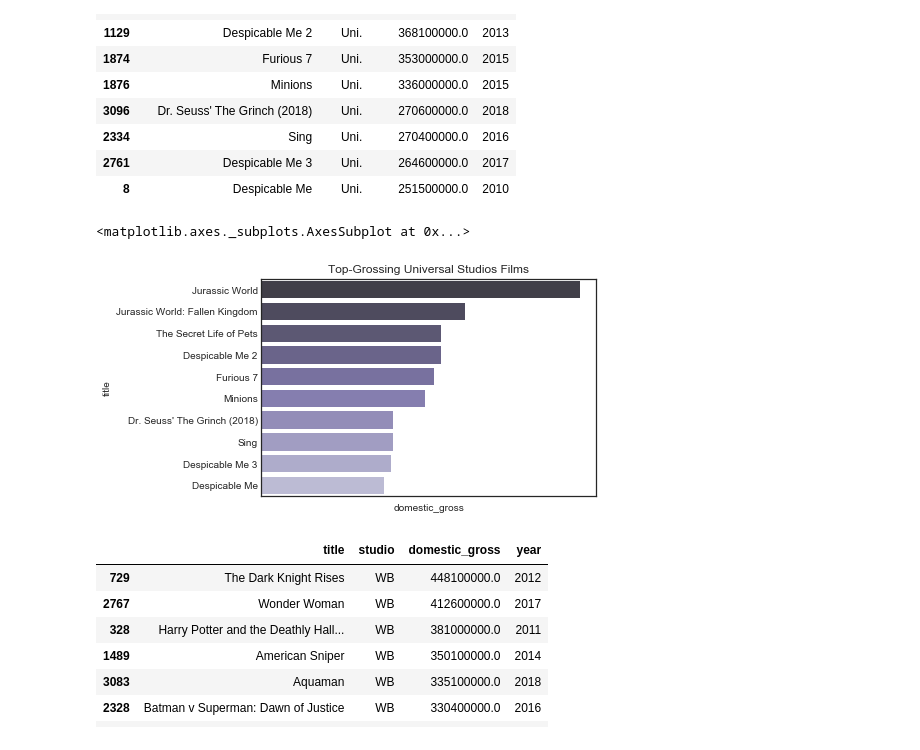
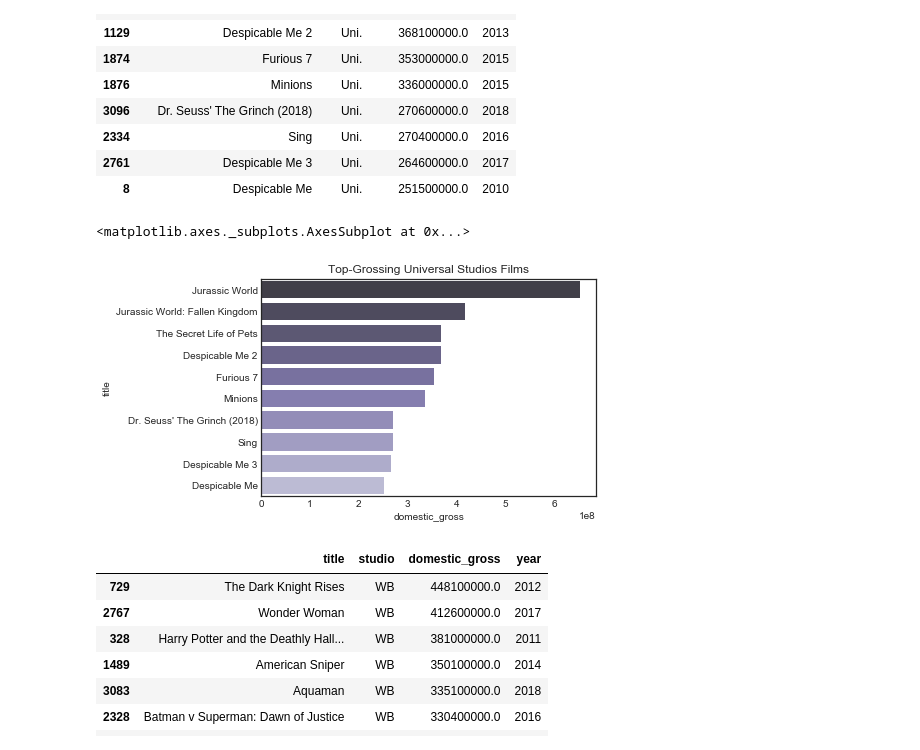
Before and after one commit to tiaplagata/dsc-phase-1-project-online, a Jupyter notebook: student.ipynb, the cells around one changed output. Saved outputs shown, nothing was run; the diff lists cells and outputs as text; code cells hidden in the pictures.

```diff
--- a/student.ipynb
+++ b/student.ipynb
@@ -378,16 +404,15 @@ top_Uni.head(10)
 | 2761 | Despicable Me 3 | Uni. | 264600000.0 | 2017 |
 | 8 | Despicable Me | Uni. | 251500000.0 | 2010 |
 # %%
-Uni_plot = sns.barplot(data=top_Uni.head(10),
-                      x='domestic_gross',
-                      y='title',
-                     palette='Purples_d')
+# Plot top grossing films for Univeral
+Uni_plot = sns.barplot(data = top_Uni.head(10),
+                      x = 'domestic_gross',
+                      y = 'title',
+                     palette = 'Purples_d')
 
-Uni_plot.set_xticklabels(labels= Uni_plot.get_xticklabels(),
-                        rotation = 90)
 Uni_plot.set_title('Top-Grossing Universal Studios Films')
 Uni_plot
 # %% [output]
 <matplotlib.axes._subplots.AxesSubplot at 0x...>
-[figure, old version]
+[figure, new version]
 # %%
```
Also changed, not shown: parts of 143 cells of this notebook.
